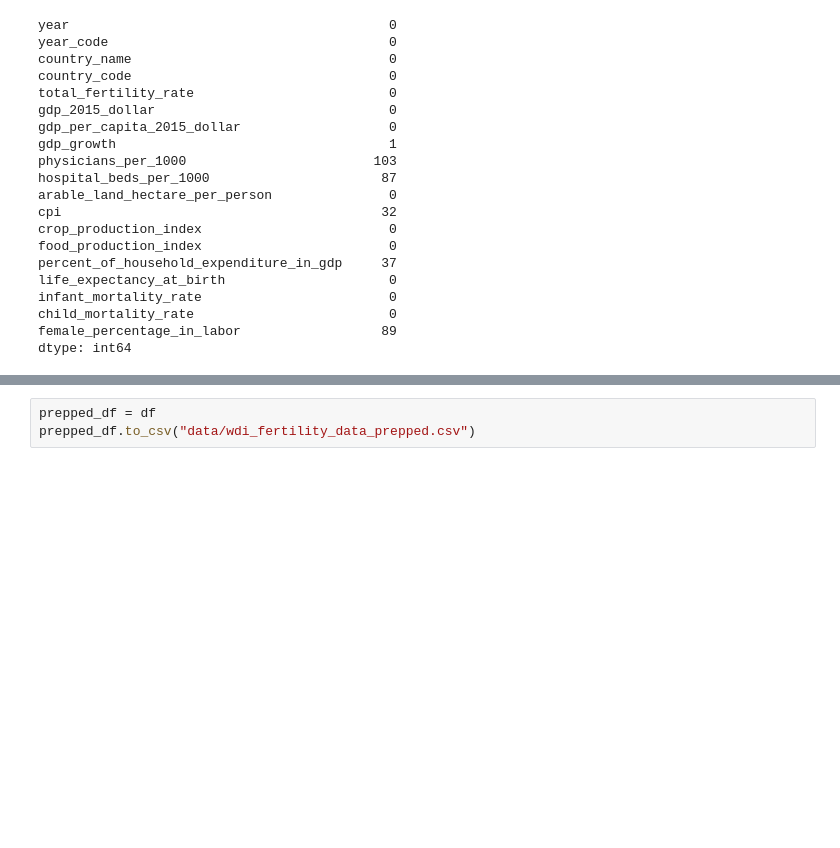
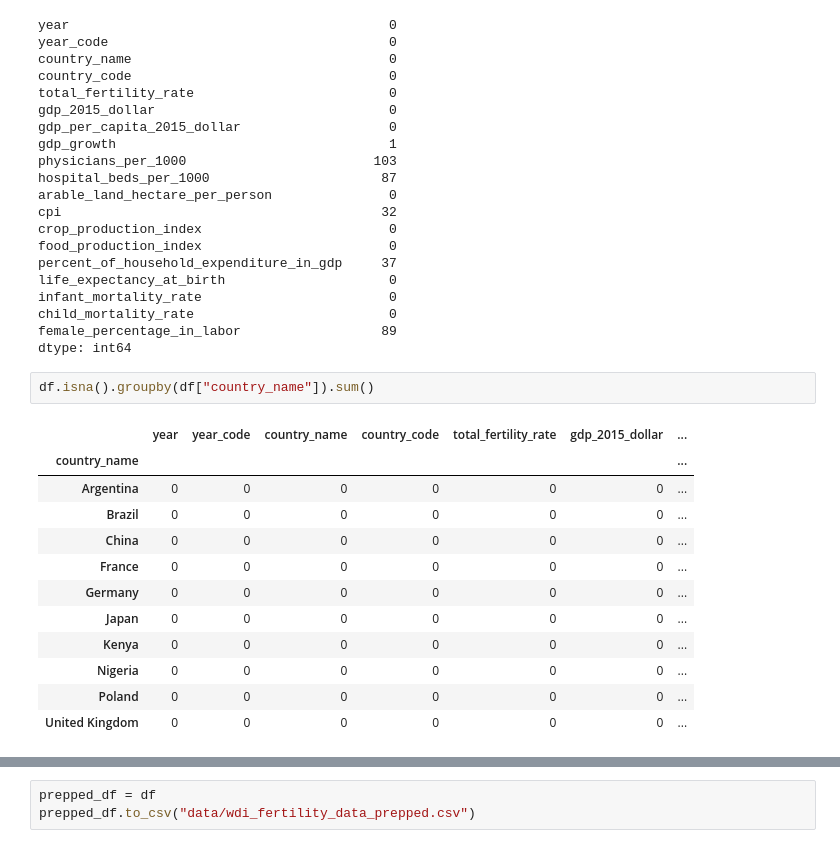
Before and after one commit to AdvancedPrognosis-GUT-DreamTeam/fertility-prognosing, a Jupyter notebook: data_processing/data_prep.ipynb, the cells around one changed output, grey strips where cells are left out. Drawn from its saved outputs; the diff is of its cells as text; blank space fills up the shorter version.

```diff
--- a/data_processing/data_prep.ipynb
+++ b/data_processing/data_prep.ipynb
@@ -177,3 +179,18 @@ infant_mortality_rate                        0
 child_mortality_rate                         0
 female_percentage_in_labor                  89
 dtype: int64
+# %%
+df.isna().groupby(df["country_name"]).sum()
+# %% [output]
+|  | year | year_code | country_name | country_code | total_fertility_rate | gdp_2015_dollar | ... |
+| country_name |  |  |  |  |  |  | ... |
+| Argentina | 0 | 0 | 0 | 0 | 0 | 0 | ... |
+| Brazil | 0 | 0 | 0 | 0 | 0 | 0 | ... |
+| China | 0 | 0 | 0 | 0 | 0 | 0 | ... |
+| France | 0 | 0 | 0 | 0 | 0 | 0 | ... |
+| Germany | 0 | 0 | 0 | 0 | 0 | 0 | ... |
+| Japan | 0 | 0 | 0 | 0 | 0 | 0 | ... |
+| Kenya | 0 | 0 | 0 | 0 | 0 | 0 | ... |
+| Nigeria | 0 | 0 | 0 | 0 | 0 | 0 | ... |
+| Poland | 0 | 0 | 0 | 0 | 0 | 0 | ... |
+| United Kingdom | 0 | 0 | 0 | 0 | 0 | 0 | ... |
```
Also changed, not shown: parts of 12 cells of this notebook, 9 other files.
